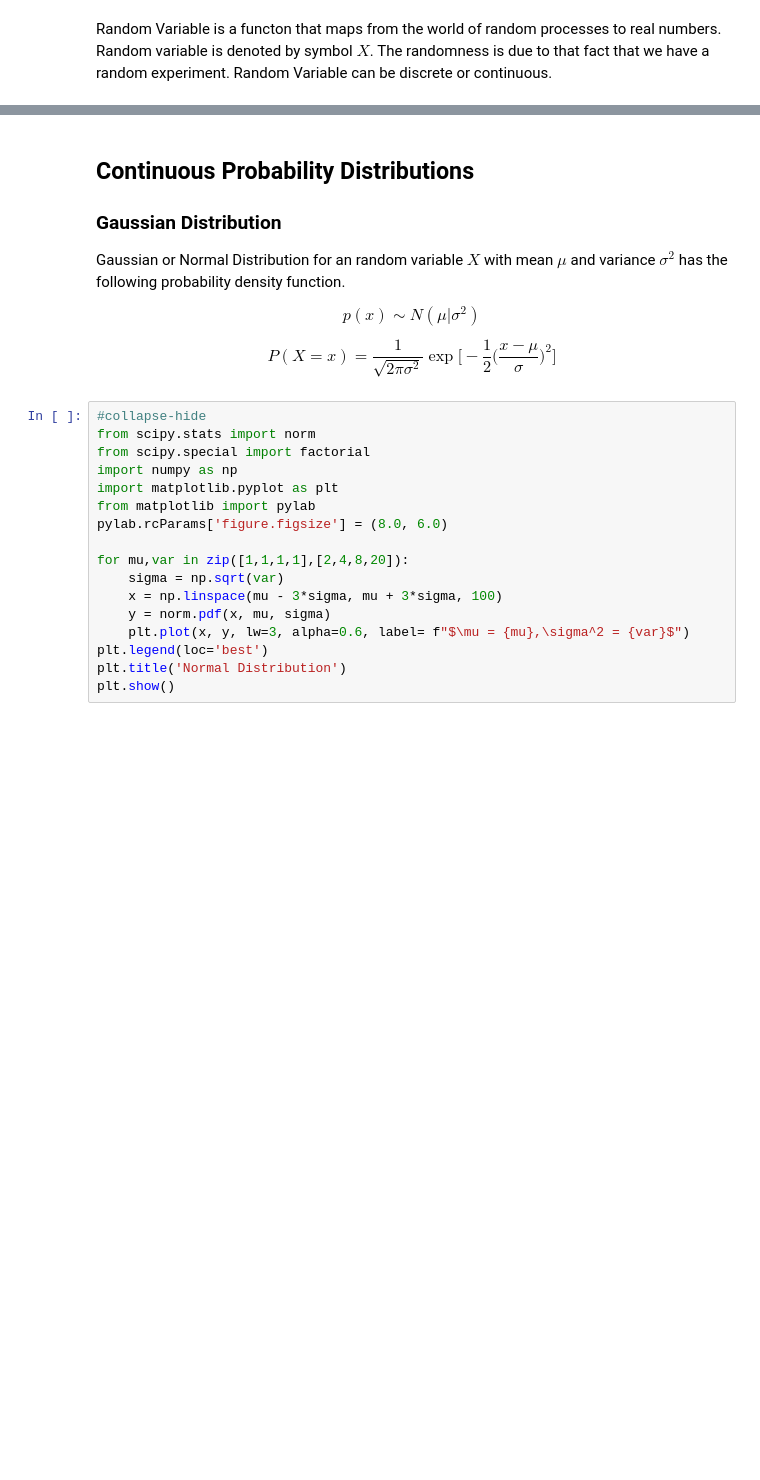
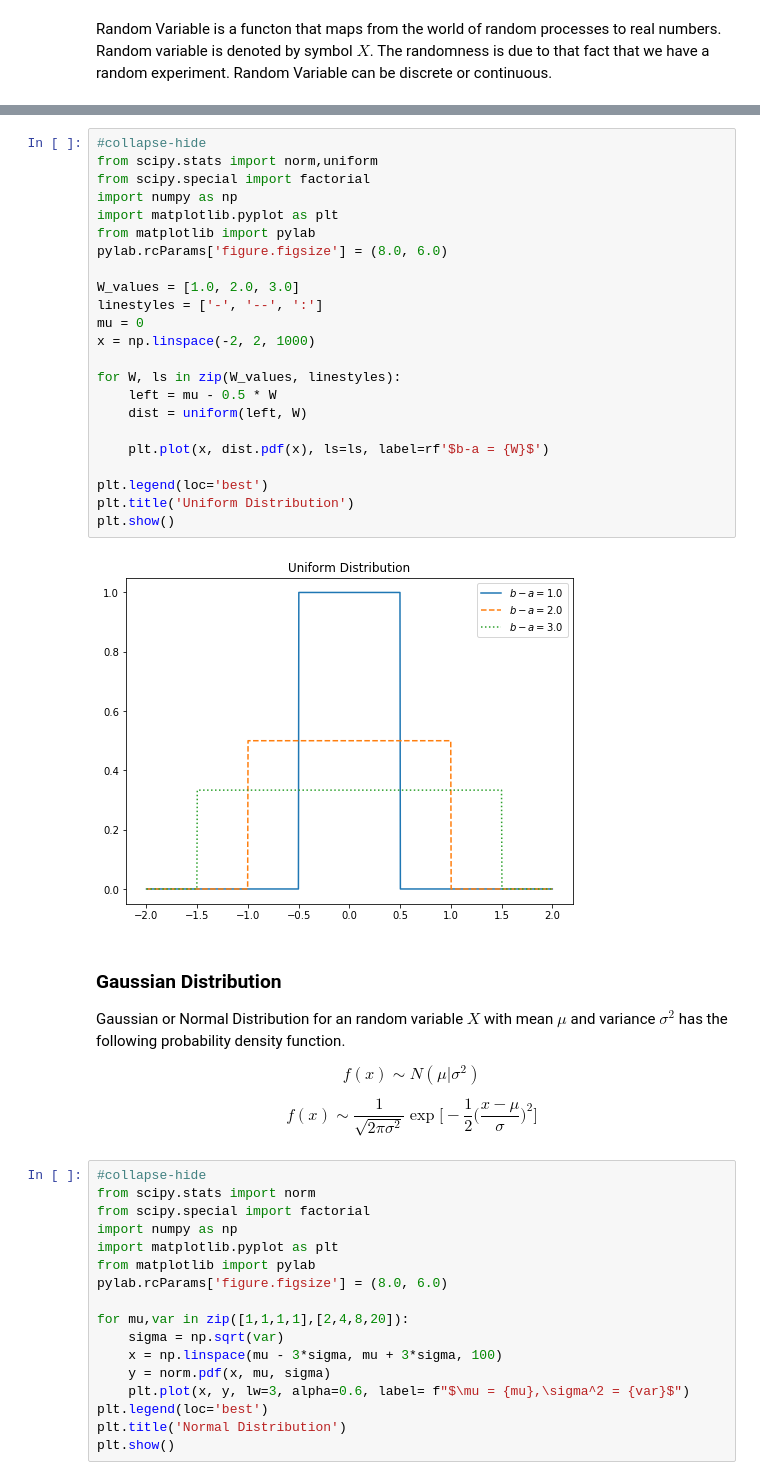
Before and after one commit to dineshladi/datamusings, a Jupyter notebook: _notebooks/2020-04-27-Probability-Distributions.ipynb, the cells around one changed output, grey strips where cells are left out. Cells and saved outputs as stored; diff of their text form; blank space fills up the shorter version.

Commit message:
Edited prob distributions

```diff
--- a/_notebooks/2020-04-26-Probability-Distributions.ipynb
+++ b/_notebooks/2020-04-27-Probability-Distributions.ipynb
@@ -18,11 +46,36 @@ Given any random variable, it would be helpful to understand its behaviour throu
+# %%
+#collapse-hide
+from scipy.stats import norm,uniform
+from scipy.special import factorial
+import numpy as np
+import matplotlib.pyplot as plt
+from matplotlib import pylab
+pylab.rcParams['figure.figsize'] = (8.0, 6.0)
+
+W_values = [1.0, 2.0, 3.0]
+linestyles = ['-', '--', ':']
+mu = 0
+x = np.linspace(-2, 2, 1000)
+
+for W, ls in zip(W_values, linestyles):
+    left = mu - 0.5 * W
+    dist = uniform(left, W)
+
+    plt.plot(x, dist.pdf(x), ls=ls, label=rf'$b-a = {W}$')
+
+plt.legend(loc='best')
+plt.title('Uniform Distribution')
+plt.show()
+# %% [output]
+[figure, added]
 # %% [markdown]
-## Continuous Probability Distributions
+
 ### Gaussian Distribution
 Gaussian or Normal Distribution for an random variable $X$ with mean $\mu$ and variance $\sigma^2$ has the following probability density function.
 
-$$ p(x) \sim N(\mu|\sigma^2) $$
+$$ f(x) \sim N(\mu|\sigma^2) $$
 
-$$ P(X = x) = \frac{1}{\sqrt{2\pi\sigma^2}} \exp{ \bigg[-\frac{1}{2}\bigg( \frac{x-\mu}{\sigma}\bigg)^2 \bigg] } $$
+$$ f(x) \sim \frac{1}{\sqrt{2\pi\sigma^2}} \exp{ \bigg[-\frac{1}{2}\bigg( \frac{x-\mu}{\sigma}\bigg)^2 \bigg] } $$
 # %%
 #collapse-hide
 from scipy.stats import norm
```
Also changed, not shown: parts of 5 cells of this notebook, 1 other file.
